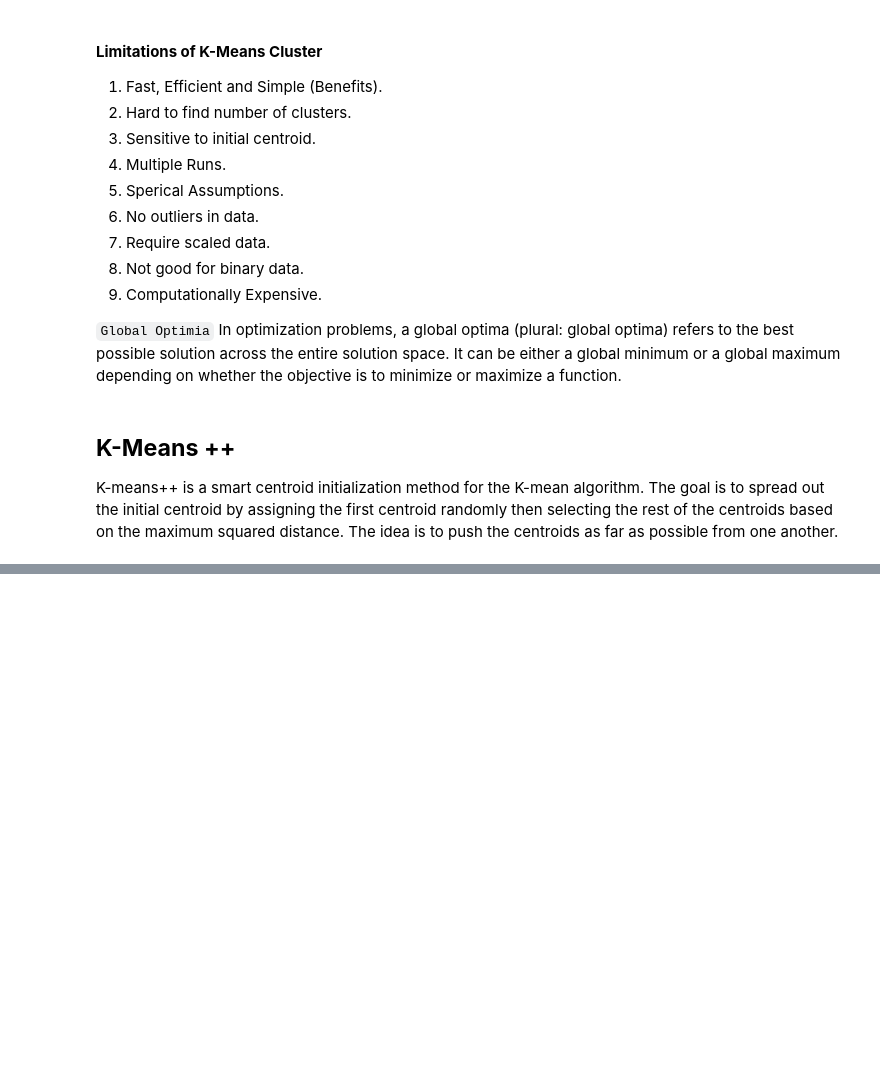
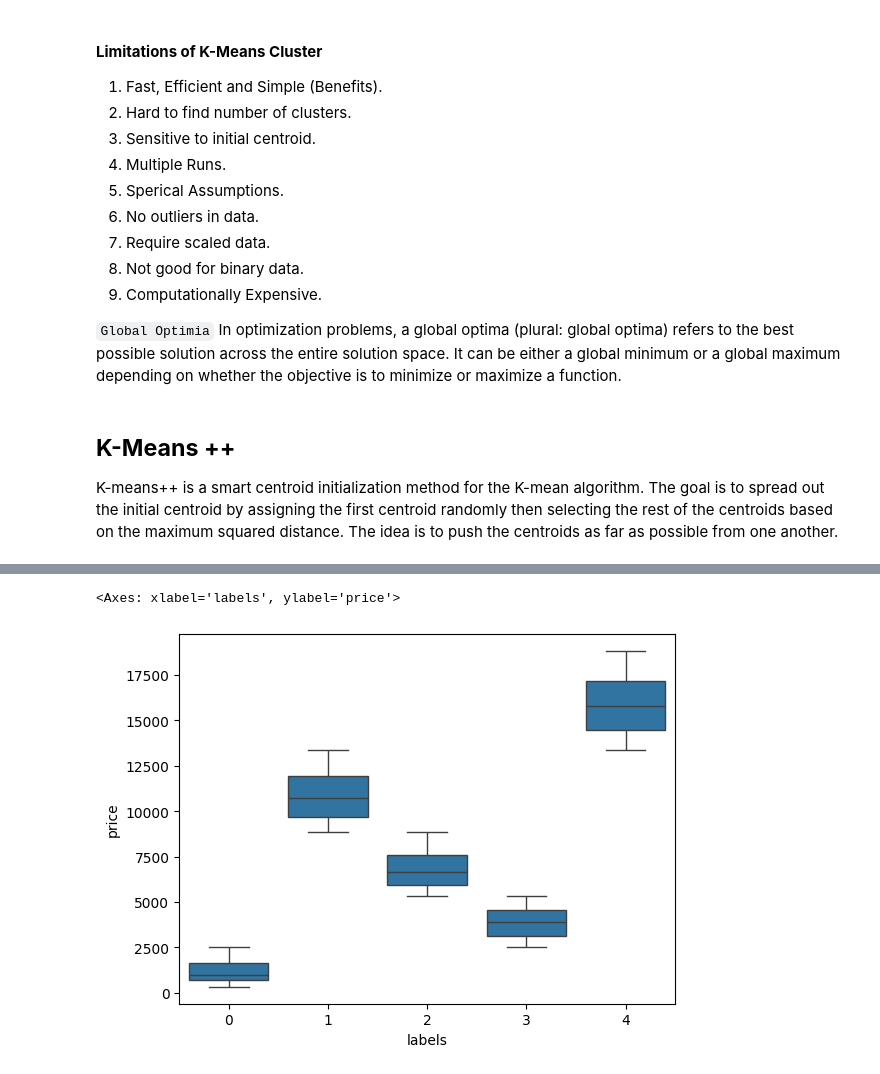
Before and after one commit to uzairafridi00/machine-learning, a Jupyter notebook: python_for_data_science_codanics/07_machine_learning/Unsupervised Learning/01_kmeans.ipynb, the cells around one changed output, grey strips where cells are left out. Cells and saved outputs as stored; diff of their text form; code cells hidden in the pictures; blank space fills up the shorter version.

```diff
--- a/python_for_data_science_codanics/07_machine_learning/Unsupervised Learning/01_kmeans.ipynb
+++ b/python_for_data_science_codanics/07_machine_learning/Unsupervised Learning/01_kmeans.ipynb
@@ -74,0 +137,5 @@ K-means++ is a smart centroid initialization method for the K-mean algorithm. Th
+# %%
+sns.boxplot(x='labels', y='price', data=df)
+# %% [output]
+<Axes: xlabel='labels', ylabel='price'>
+[figure, added]
```
Also changed, not shown: parts of 31 cells of this notebook.
